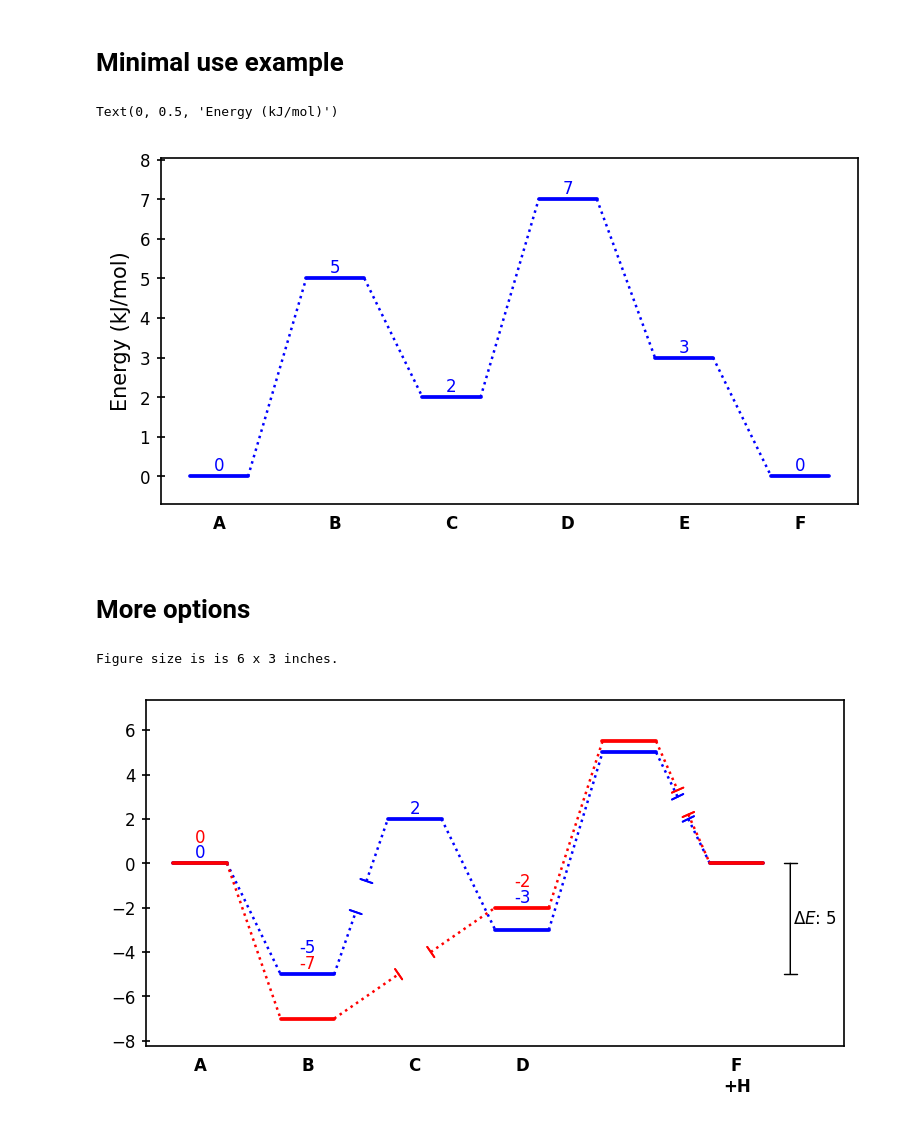
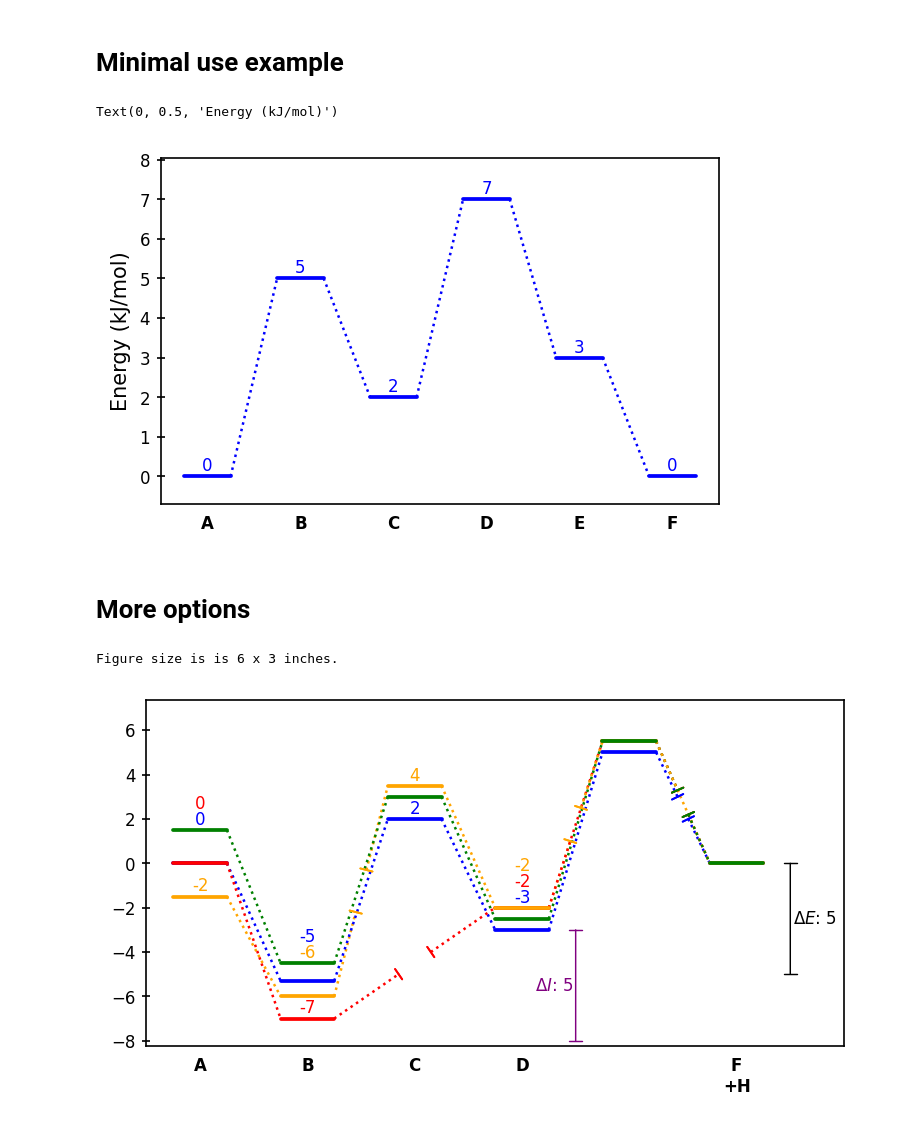
Before and after one commit to Tonner-Zech-Group/chem-diagrams, a Jupyter notebook: chemdiagrams/example_use.ipynb, the cells around one changed output. Cells and saved outputs as stored; diff of their text form; code cells hidden in the pictures.

Commit message:
Added auto numbering method

```diff
--- a/chemdiagrams/example_use.ipynb
+++ b/chemdiagrams/example_use.ipynb
@@ -3,27 +3,25 @@ from energy_diagram import EnergyDiagram
 # %% [markdown]
 # Minimal use example
 # %%
-dia1 = EnergyDiagram(
-                    figsize=(6,3),
-                    )
+dia1 = EnergyDiagram()
 
 dia1.draw_path(
     x_data=[0,1,2,3,4,5],
     y_data=[0,5,2,7,3,0],
     color='blue',
 )
 
 dia1.add_numbers_naive()
 
 dia1.set_xlabels(["A", "B", "C", "D", "E", "F"])
 dia1.ax.set_ylabel("Energy (kJ/mol)")
 # %% [output]
 Text(0, 0.5, 'Energy (kJ/mol)')
-[figure, old version]
+[figure, new version]
 # %% [markdown]
 # More options
 # %%
-
+from energy_diagram import EnergyDiagram
 
 
 dia1 = EnergyDiagram(
@@ -36,9 +34,9 @@ dia1 = EnergyDiagram(
 
 dia1.draw_path(
     x_data=[0,1,2,3,4,5],
-    y_data=[0,-5,2,-3,5,0],
+    y_data=[0,-5.3,2,-3,5,0],
     color='blue',
-    linetypes=[1,0,1,1,0], # 1 = dashes, 0 = dashes with gap
+    linetypes=[1,1,1,1,0], # 1 = dashes, 0 = dashes with gap
     path_name="Reaction Pathway",
     show_numbers=True # can be turned off to just store the path without numbering it
 )
@@ -51,6 +49,26 @@ dia1.draw_path(
     path_name="Reaction Pathway 2",
     show_numbers=True
 )
+
+dia1.draw_path(
+    x_data=[0,1,2,3,4,5],
+    y_data=[-1.5,-6,3.5,-2,5.5,0],
+    color='orange',
+    linetypes=[1,0,1,0,1],
+    path_name="Reaction Pathway 3",
+    show_numbers=True
+)
+
+###green
+dia1.draw_path(
+    x_data=[0,1,2,3,4,5],
+    y_data=[1.5,-4.5,3.0,-2.5,5.5,0],
+    color='green',
+    linetypes=[1,1,1,1,0],
+    show_numbers=False
+)
+
+
 dia1.set_xlabels(["A", "B", "C", "D", "F\n+H"],labelplaces=[0,1,2,3,5])
 
 dia1.draw_difference_bar(
@@ -60,13 +78,22 @@ dia1.draw_difference_bar(
                         left_side=False # can be put on left or right side
                         )
 
-dia1.add_numbers_stacked(
+dia1.draw_difference_bar(
+                        3.5, # x position
+                        [-8, -3], # y positions
+                        r"$\Delta I$: ",
+                        left_side=True, # can be put on left or right side
+                        color="purple"
+                        )
+
+dia1.add_numbers_auto(
                         x_min_max=(0,3), # only add numbers for paths within this x range (inclusive)
-                        sort_by_energy=True # sort the numbering by energy (lowest to highest)
+                        sort_by_energy=True, # sort the numbering by energy (lowest to highest)
+                        #no_overlap_with_nonnumbered=True
                         )
 
 
 dia1.show()
 # %% [output]
 Figure size is is 6 x 3 inches.
-[figure, old version]
+[figure, new version]
```
Also changed, not shown: 2 other files.
